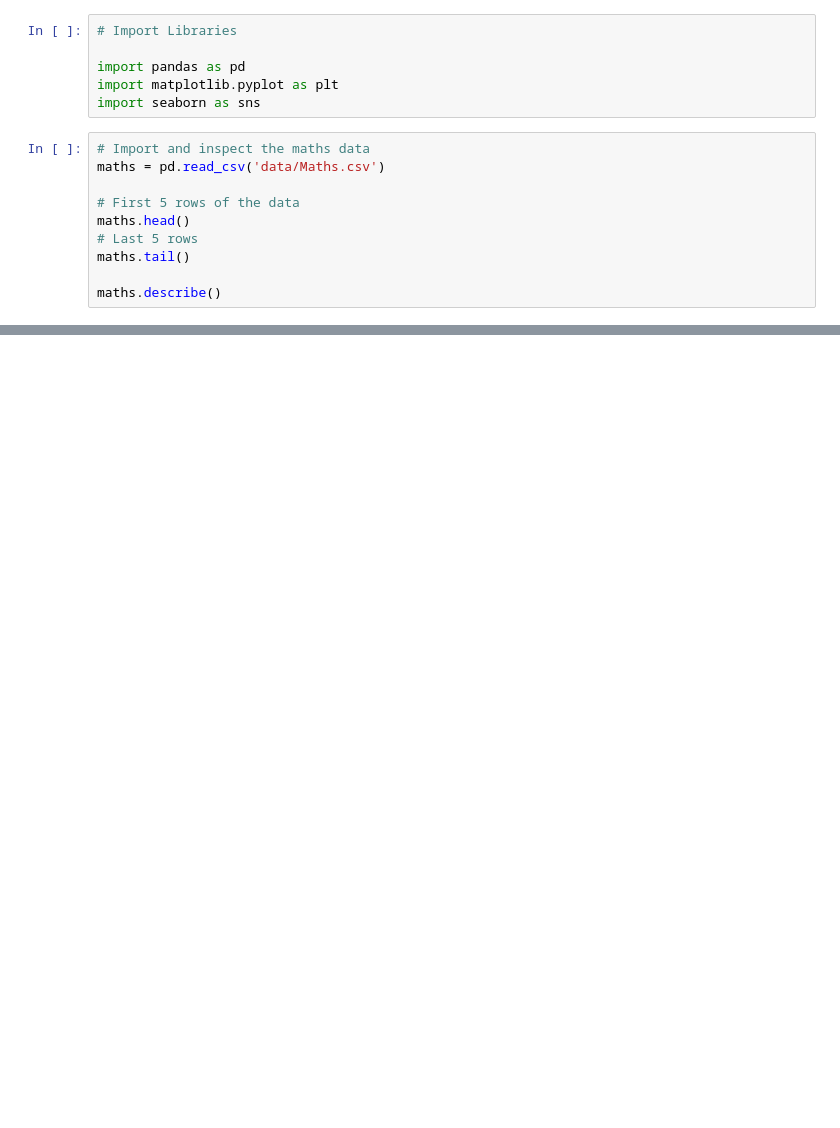
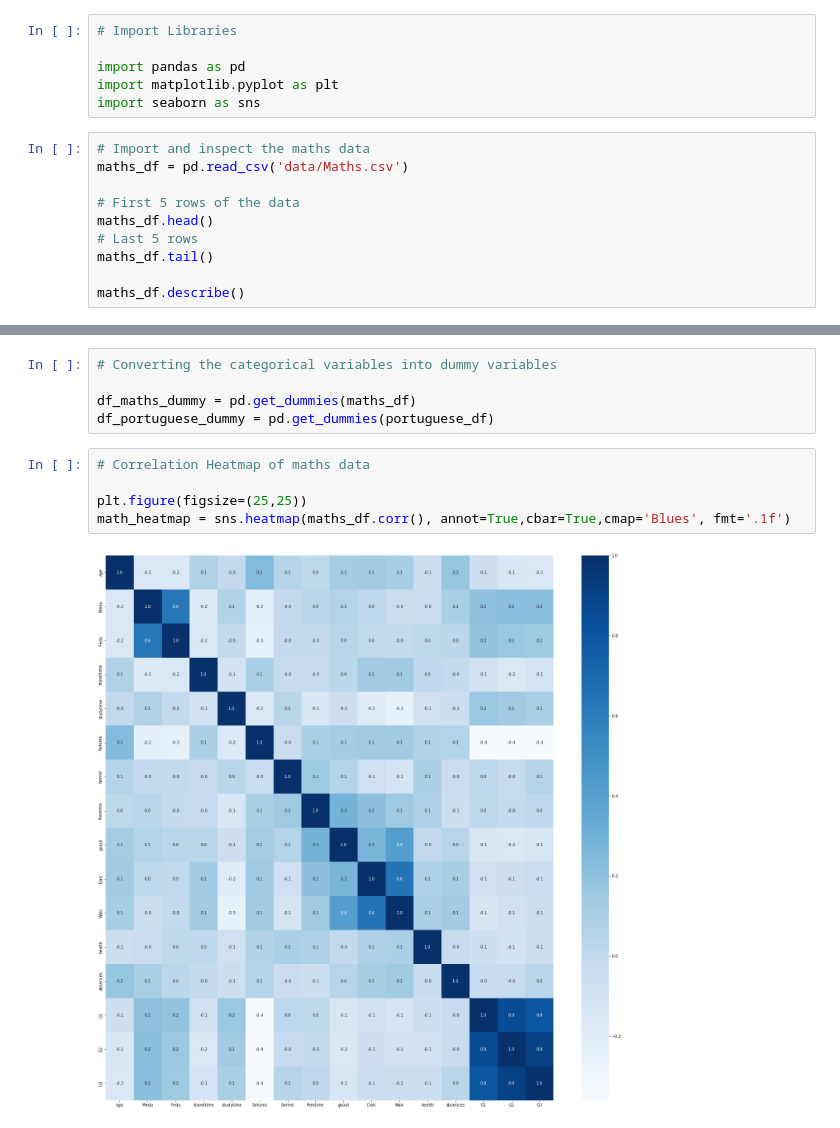
Before and after one commit to hbustamante8/alcohol_data_analysis, a Jupyter notebook: alcohol_exploratory_analysis.ipynb, the cells around one changed output, grey strips where cells are left out. Saved outputs shown, nothing was run; the diff lists cells and outputs as text; blank space fills up the shorter version.

Commit message:
Adding visualziation of corelation of features

```diff
--- a/alcohol_exploratory_analysis.ipynb
+++ b/alcohol_exploratory_analysis.ipynb
@@ -6,14 +6,14 @@ import matplotlib.pyplot as plt
 import seaborn as sns
 # %%
 # Import and inspect the maths data
-maths = pd.read_csv('data/Maths.csv')
+maths_df = pd.read_csv('data/Maths.csv')
 
 # First 5 rows of the data
-maths.head()
+maths_df.head()
 # Last 5 rows
-maths.tail()
+maths_df.tail()
 
-maths.describe()
+maths_df.describe()
 # %% [output]
 |  | age | Medu | Fedu | traveltime | studytime | failures | famrel | freetime | goout | Dalc | ... |
 | count | 395.000000 | 395.000000 | 395.000000 | 395.000000 | 395.000000 | 395.000000 | 395.000000 | 395.000000 | 395.000000 | 395.000000 | ... |
@@ -132,0 +95,12 @@ def count_df(feature, range_list):
+# %%
+# Converting the categorical variables into dummy variables
+
+df_maths_dummy = pd.get_dummies(maths_df)
+df_portuguese_dummy = pd.get_dummies(portuguese_df)
+# %%
+# Correlation Heatmap of maths data
+
+plt.figure(figsize=(25,25))
+math_heatmap = sns.heatmap(maths_df.corr(), annot=True,cbar=True,cmap='Blues', fmt='.1f')
+# %% [output]
+[figure, added]
```
Also changed, not shown: parts of 8 cells of this notebook.
